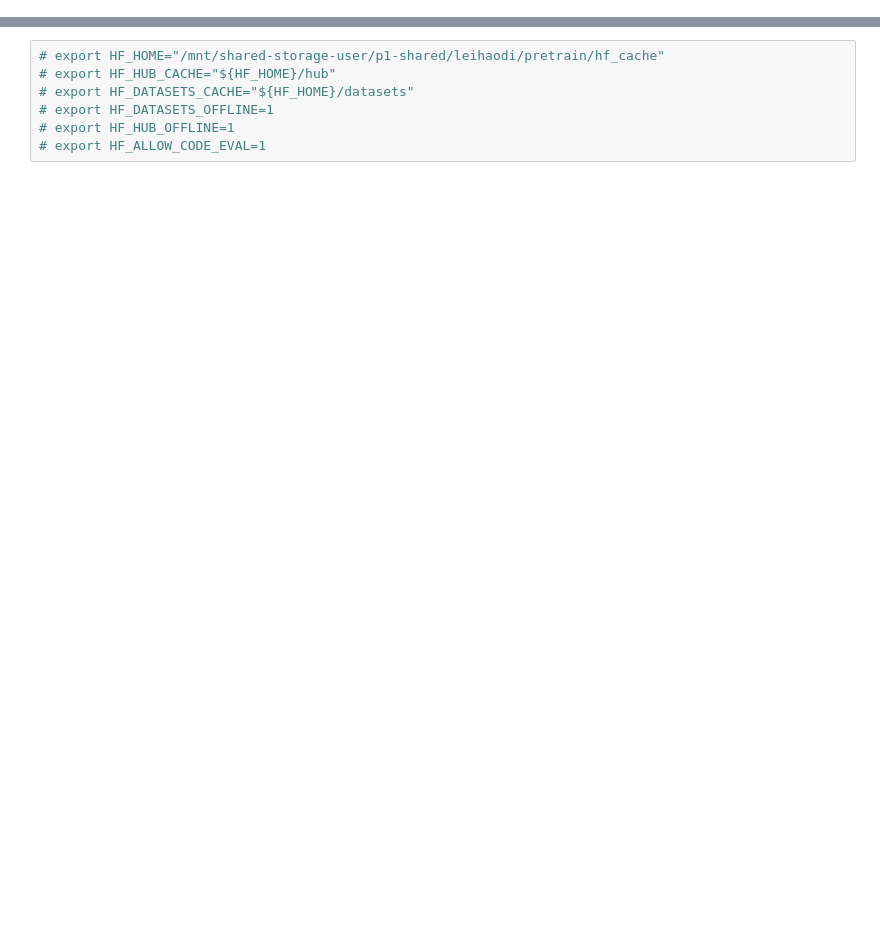
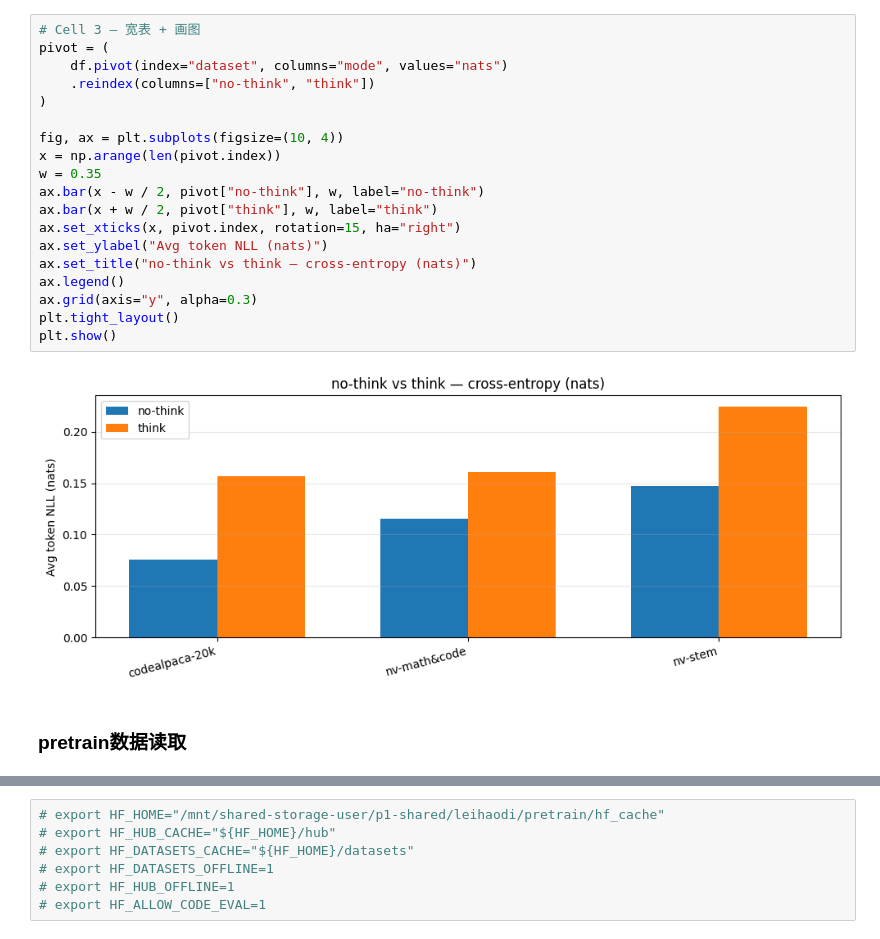
Before and after one commit to bingyang-lei/diffusion, a Jupyter notebook: try.ipynb, the cells around one changed output, grey strips where cells are left out. Saved outputs shown, nothing was run; the diff lists cells and outputs as text; blank space fills up the shorter version.

```diff
--- a/try.ipynb
+++ b/try.ipynb
@@ -46,0 +78,23 @@ Write a python function to remove the k'th element from a given list.
+# %%
+# Cell 3 — 宽表 + 画图
+pivot = (
+    df.pivot(index="dataset", columns="mode", values="nats")
+    .reindex(columns=["no-think", "think"])
+)
+
+fig, ax = plt.subplots(figsize=(10, 4))
+x = np.arange(len(pivot.index))
+w = 0.35
+ax.bar(x - w / 2, pivot["no-think"], w, label="no-think")
+ax.bar(x + w / 2, pivot["think"], w, label="think")
+ax.set_xticks(x, pivot.index, rotation=15, ha="right")
+ax.set_ylabel("Avg token NLL (nats)")
+ax.set_title("no-think vs think — cross-entropy (nats)")
+ax.legend()
+ax.grid(axis="y", alpha=0.3)
+plt.tight_layout()
+plt.show()
+# %% [output]
+[figure, added]
+# %% [markdown]
+### pretrain数据读取
```
Also changed, not shown: parts of 6 cells of this notebook, 10 other files.
